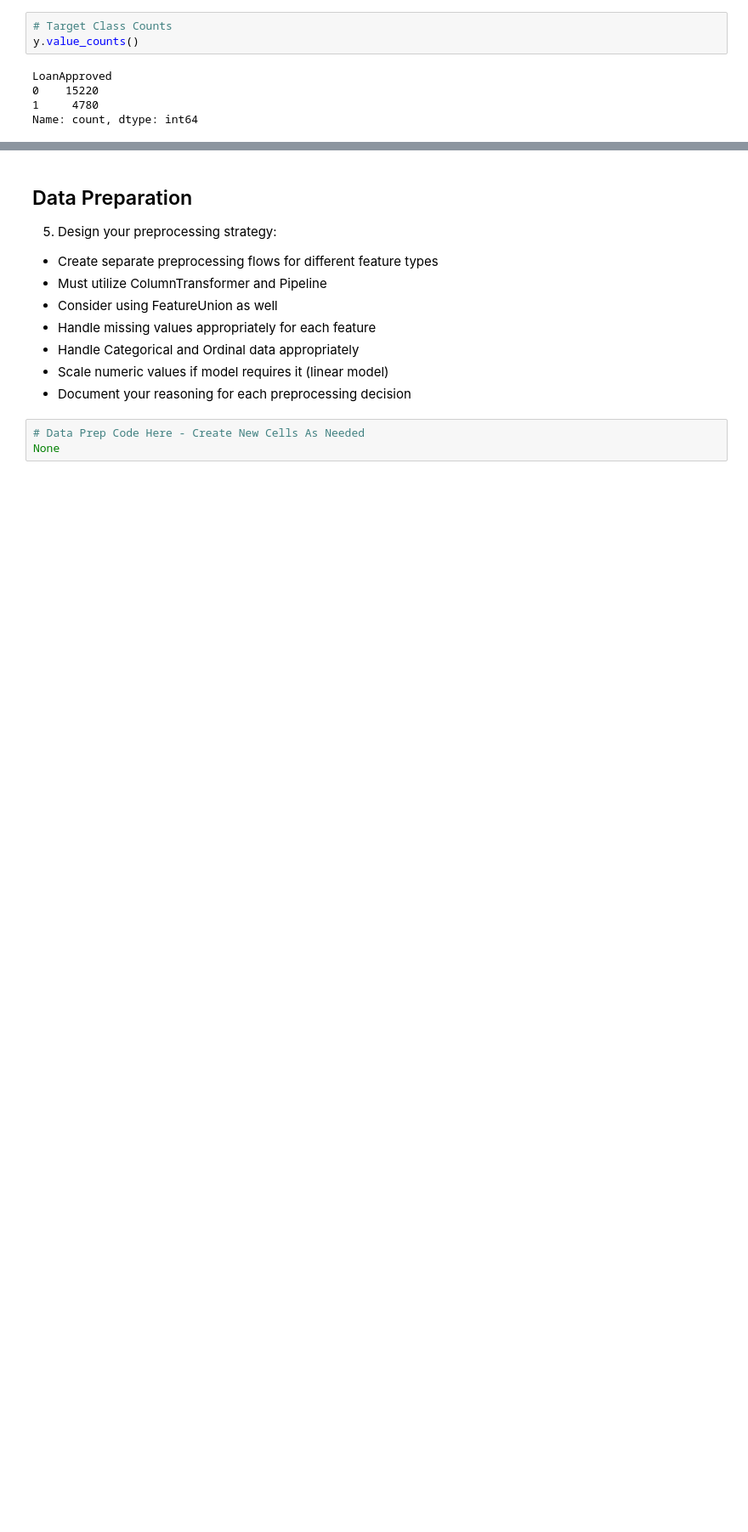
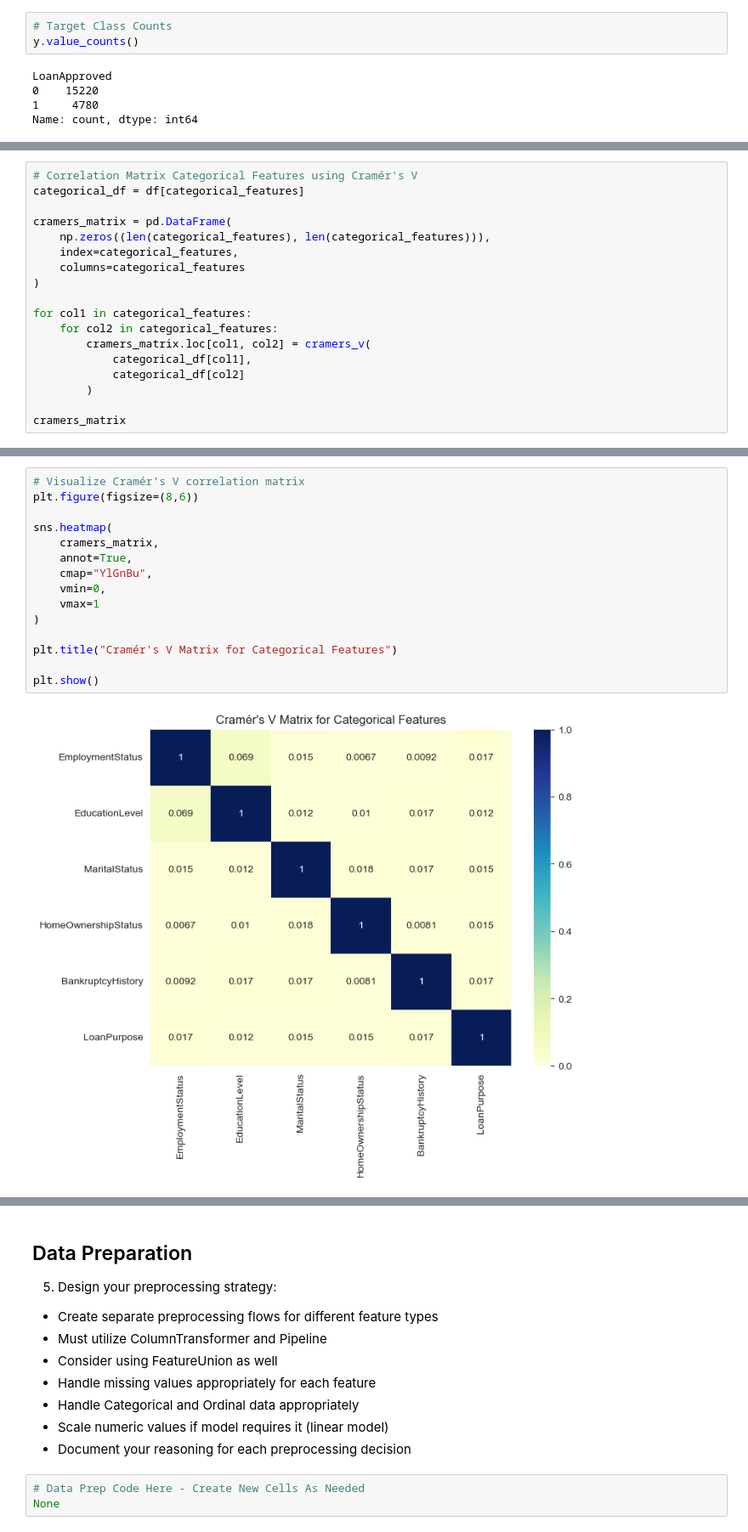
Before and after one commit to nyagayamonica/ML_LoanApproval, a Jupyter notebook: financial_loan_risk.ipynb, the cells around one changed output, grey strips where cells are left out. Shown at 85% size. Cells and saved outputs as stored; diff of their text form; blank space fills up the shorter version.

```diff
--- a/financial_loan_risk.ipynb
+++ b/financial_loan_risk.ipynb
@@ -343,0 +523,18 @@ Name: count, dtype: int64
+# %%
+# Correlation Matrix Categorical Features using Cramér's V
+categorical_df = df[categorical_features]
+
+cramers_matrix = pd.DataFrame(
+    np.zeros((len(categorical_features), len(categorical_features))),
+    index=categorical_features,
+    columns=categorical_features
+)
+
+for col1 in categorical_features:
+    for col2 in categorical_features:
+        cramers_matrix.loc[col1, col2] = cramers_v(
+            categorical_df[col1],
+            categorical_df[col2]
+        )
+
+cramers_matrix
@@ -343,0 +550,17 @@ Name: count, dtype: int64
+# %%
+# Visualize Cramér's V correlation matrix
+plt.figure(figsize=(8,6))
+
+sns.heatmap(
+    cramers_matrix,
+    annot=True,
+    cmap="YlGnBu",
+    vmin=0,
+    vmax=1
+)
+
+plt.title("Cramér's V Matrix for Categorical Features")
+
+plt.show()
+# %% [output]
+[figure, added]
```
Also changed, not shown: parts of 26 cells of this notebook.
